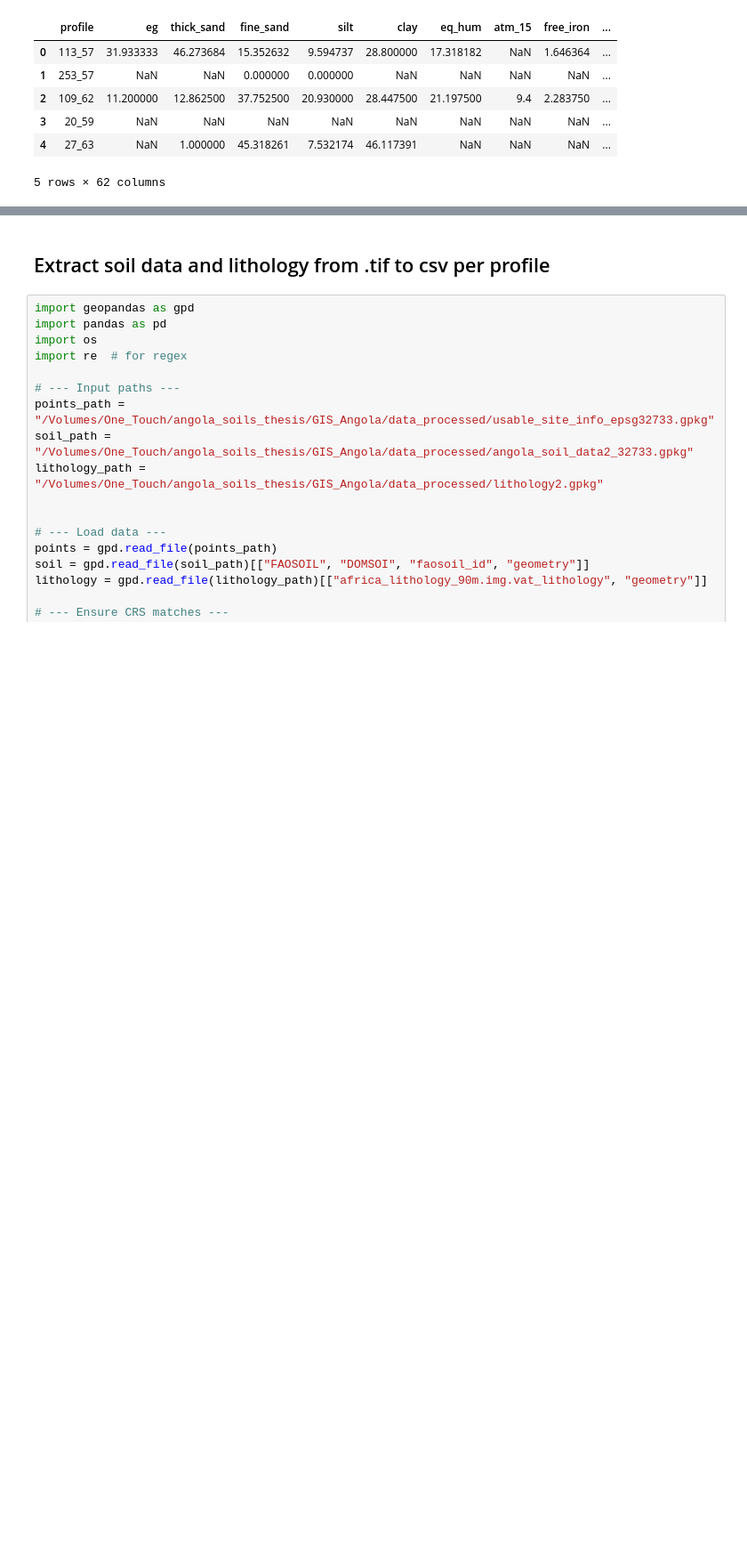
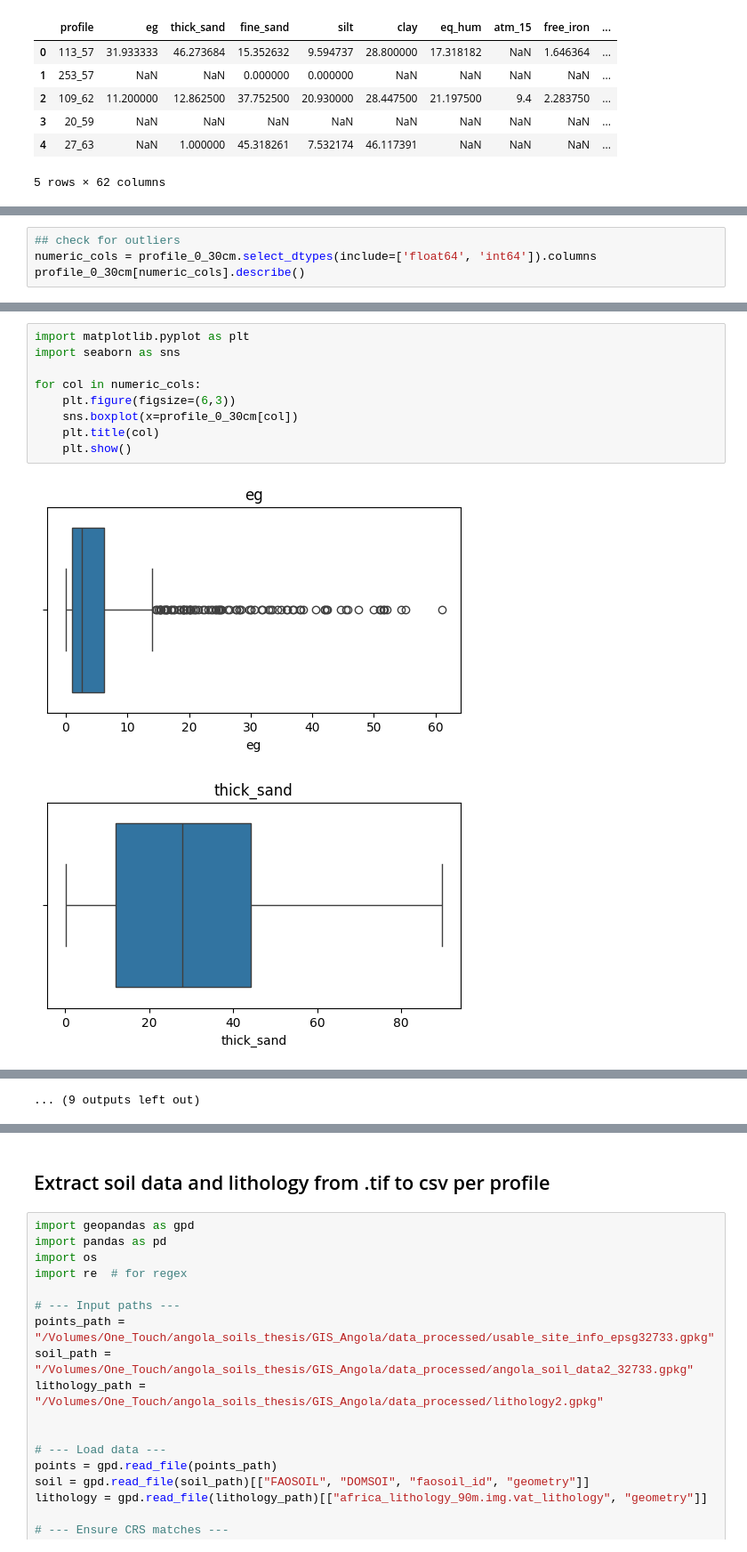
Before and after one commit to inesschwartz/ThesisSoilAngola, a Jupyter notebook: SOC_stock_model/table_prep.ipynb, the cells around one changed output, grey strips where cells are left out. Shown at 89% size. Saved outputs shown, nothing was run; the diff lists cells and outputs as text; blank space fills up the shorter version.

Commit message:
technical check pre model

```diff
--- a/SOC_stock_model/table_prep.ipynb
+++ b/SOC_stock_model/table_prep.ipynb
@@ -326,0 +322,4 @@ Index(['profile', 'eg', 'thick_sand', 'fine_sand', 'silt', 'clay', 'eq_hum',
+# %%
+## check for outliers
+numeric_cols = profile_0_30cm.select_dtypes(include=['float64', 'int64']).columns
+profile_0_30cm[numeric_cols].describe()
@@ -326,0 +345,12 @@ Index(['profile', 'eg', 'thick_sand', 'fine_sand', 'silt', 'clay', 'eq_hum',
+# %%
+import matplotlib.pyplot as plt
+import seaborn as sns
+
+for col in numeric_cols:
+    plt.figure(figsize=(6,3))
+    sns.boxplot(x=profile_0_30cm[col])
+    plt.title(col)
+    plt.show()
+# %% [output]
+[figure, added]
+[figure, added]
@@ -326,0 +367 @@ Index(['profile', 'eg', 'thick_sand', 'fine_sand', 'silt', 'clay', 'eq_hum',
+... (9 outputs left out)
```
Also changed, not shown: parts of 23 cells of this notebook, 1 other file.
